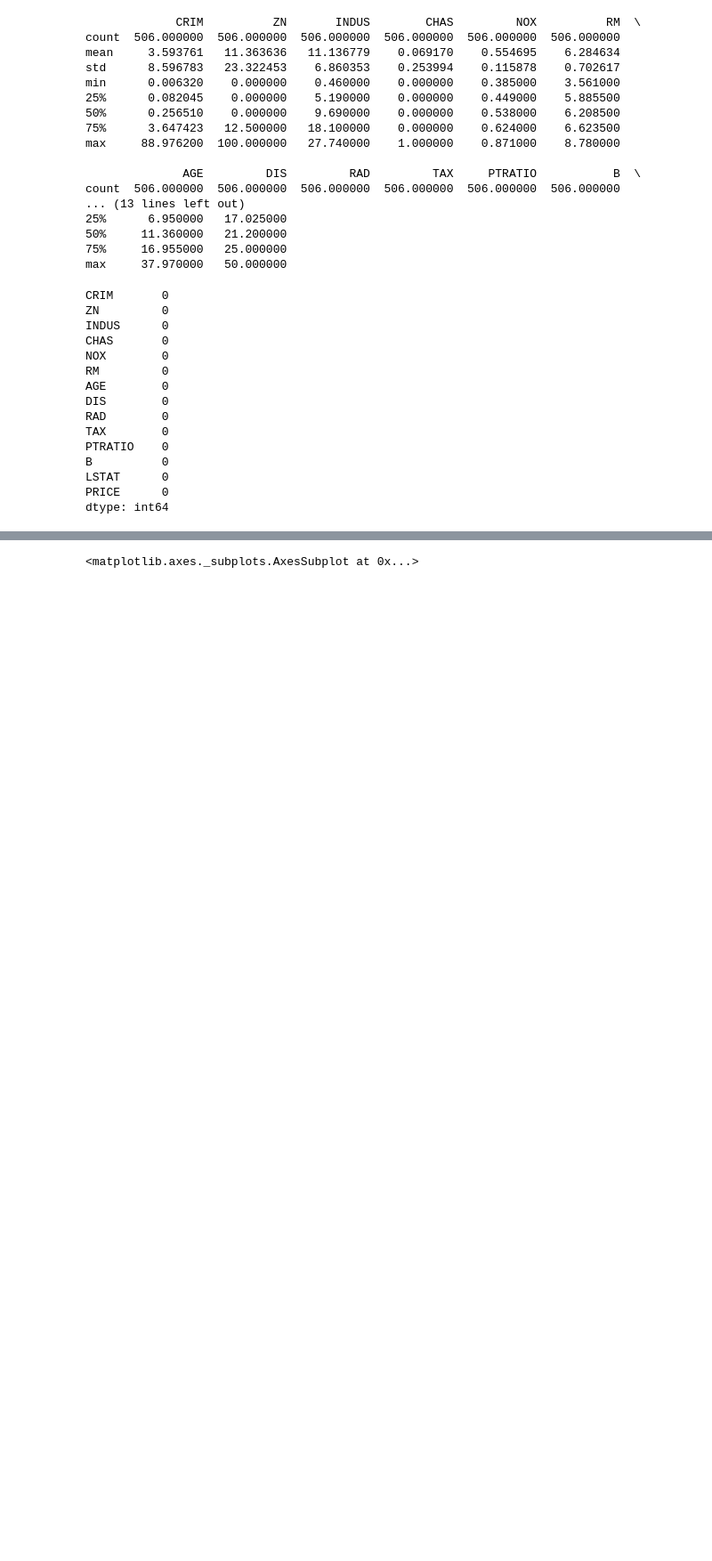
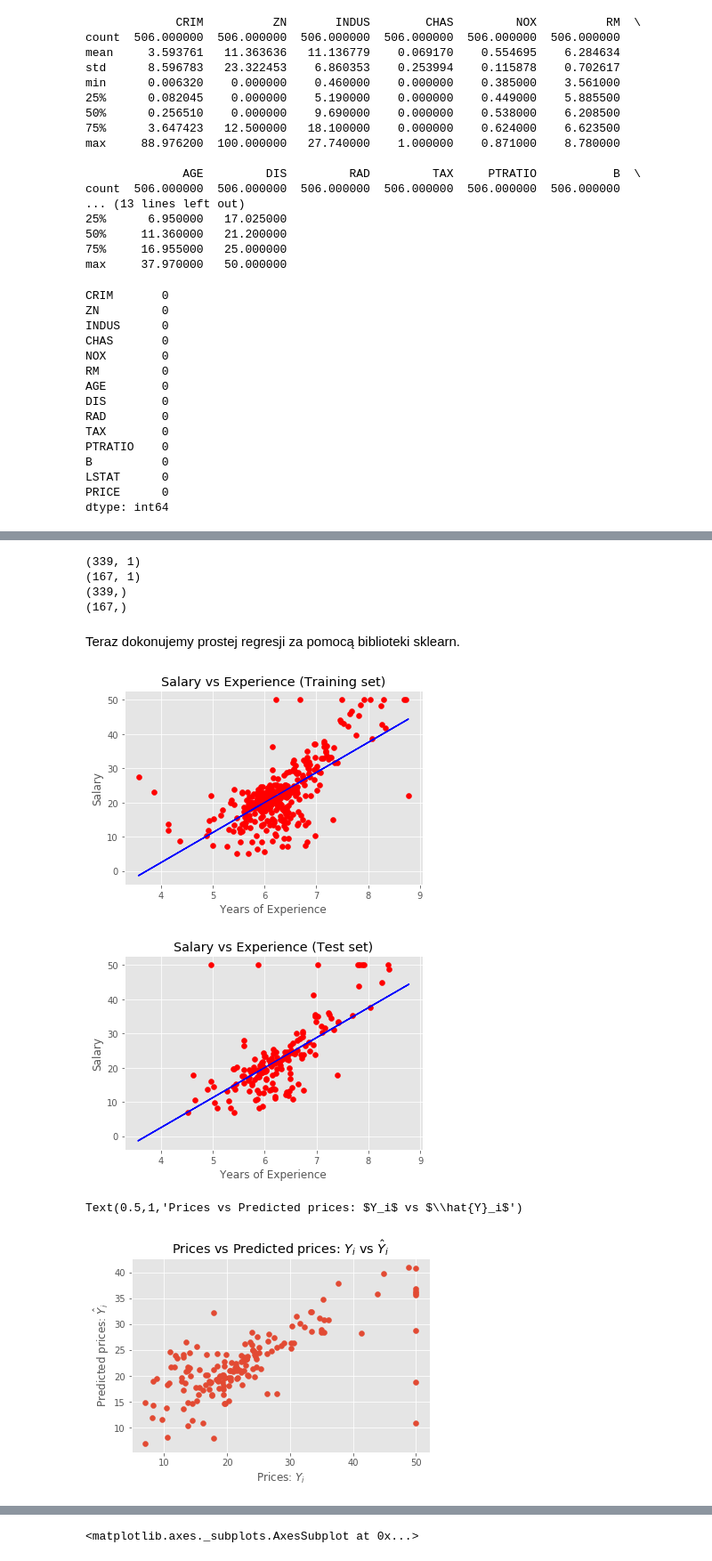
Before and after one commit to pfilo8/Dni-Matematyki-2018---Warsztaty-Gauss, a Jupyter notebook: Boston.ipynb, the cells around one changed output, grey strips where cells are left out. Shown at 89% size. Saved outputs shown, nothing was run; the diff lists cells and outputs as text; code cells hidden in the pictures; blank space fills up the shorter version.

```diff
--- a/Boston.ipynb
+++ b/Boston.ipynb
@@ -157,0 +219,48 @@ dtype: int64
+# %%
+from sklearn.model_selection import train_test_split
+X_train, X_test, Y_train, Y_test = train_test_split(X, Y, test_size = 0.33, random_state = 5)
+print(X_train.shape)
+print(X_test.shape)
+print(Y_train.shape)
+print(Y_test.shape)
+# %% [output]
+(339, 1)
+(167, 1)
+(339,)
+(167,)
+# %% [markdown]
+Teraz dokonujemy prostej regresji za pomocą biblioteki sklearn.
+# %%
+from sklearn.linear_model import LinearRegression
+
+model = LinearRegression()
+regressor = model.fit(X_train, Y_train)
+
+# Visualising the Training set results
+plt.scatter(X_train,Y_train, color = 'red')
+plt.plot(X_train, regressor.predict(X_train), color = 'blue')
+plt.title('Salary vs Experience (Training set)')
+plt.xlabel('Years of Experience')
+plt.ylabel('Salary')
+plt.show()
+
+# Visualising the Test set results
+plt.scatter(X_test, Y_test, color = 'red')
+plt.plot(X_train, regressor.predict(X_train), color = 'blue')
+plt.title('Salary vs Experience (Test set)')
+plt.xlabel('Years of Experience')
+plt.ylabel('Salary')
+plt.show()
+
+
+# znane vs. przewidziane
+Y_pred = regressor.predict(X_test)
+plt.scatter(Y_test, Y_pred)
+plt.xlabel("Prices: $Y_i$")
+plt.ylabel("Predicted prices: $\hat{Y}_i$")
+plt.title("Prices vs Predicted prices: $Y_i$ vs $\hat{Y}_i$")
+# %% [output]
+[figure, added]
+[figure, added]
+Text(0.5,1,'Prices vs Predicted prices: $Y_i$ vs $\\hat{Y}_i$')
+[figure, added]
```
Also changed, not shown: parts of 43 cells of this notebook, 7 other files.
